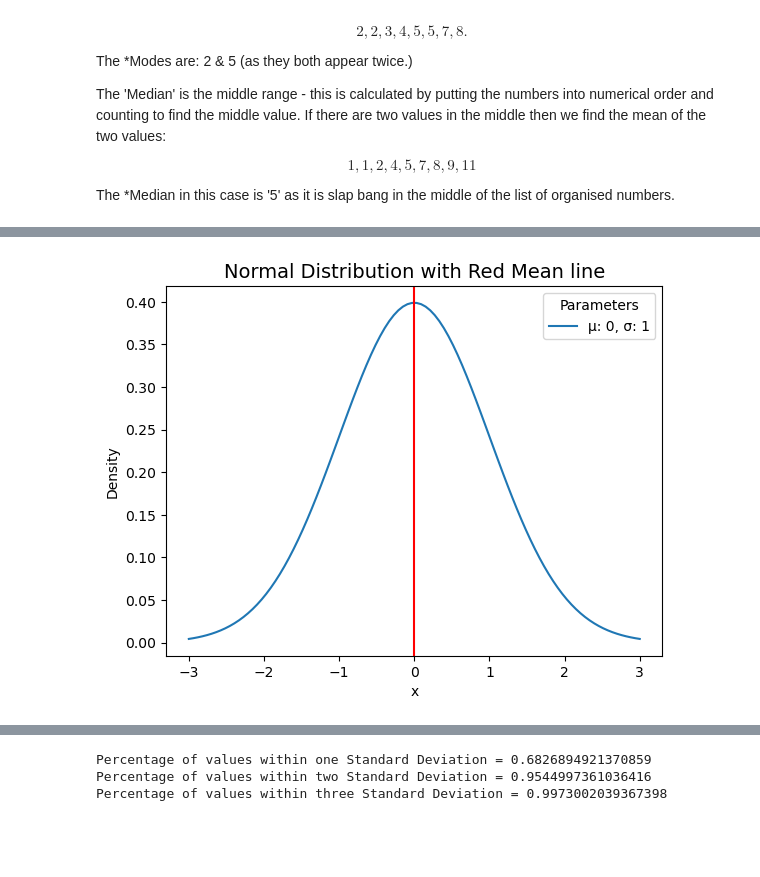
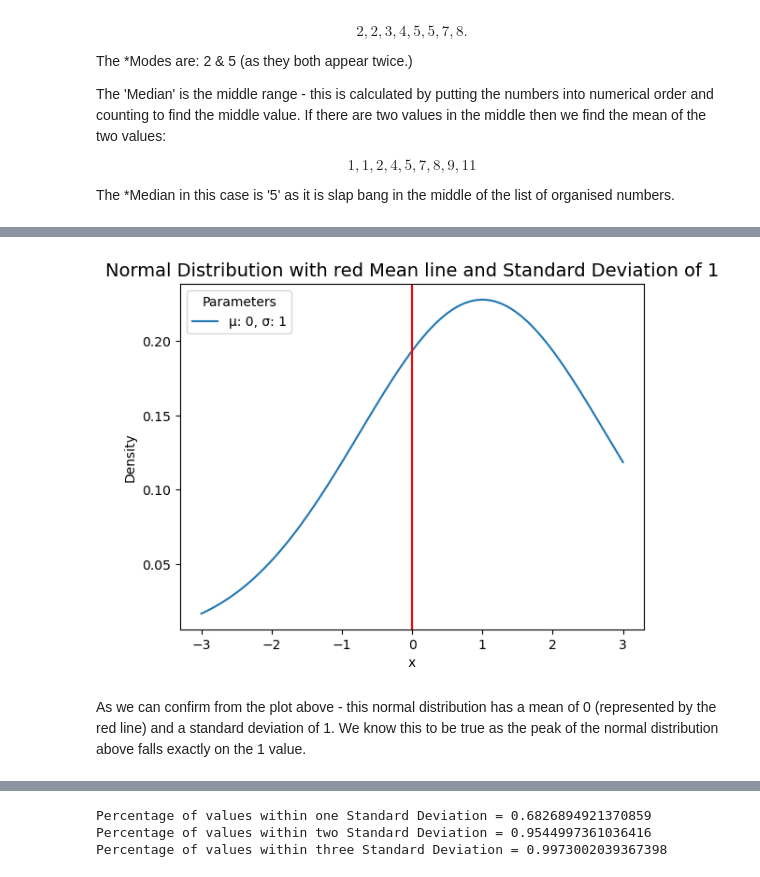
Before and after one commit to SeanE15/Fundamentals-for-Data-Analysis, a Jupyter notebook: The_Normal_Distribution.ipynb, the cells around one changed output, grey strips where cells are left out. Drawn from its saved outputs; the diff is of its cells as text; code cells hidden in the pictures; blank space fills up the shorter version.

Commit message:
realised standard deviation plot was incorrect

```diff
--- a/The_Normal_Distribution.ipynb
+++ b/The_Normal_Distribution.ipynb
@@ -145,28 +145,33 @@ import math
 import scipy.stats as stats
 from scipy.stats import norm
 # %%
-# Define values to Mu and Sigma
+# Define values to Mu (mean) and Sigma (standard deviation)
 mu = 0
 sigma = 1
 
 # Now plot the Normal Distribution
 x = np.linspace(mu - 3*sigma, mu + 3*sigma, 100)
 
+# define standard deviation
+sdev = x.std(axis=0)
+
 # Plot graph.
-plt.plot(x, stats.norm.pdf(x, mu, sigma),label='μ: 0, σ: 1')
+plt.plot(x, stats.norm.pdf(x, sigma, sdev),label='μ: 0, σ: 1')
 
 # Draw a vertical line where the mean is.
 plt.axvline(x=0, color='red');
 
 # add legend to plot
 plt.legend(title='Parameters')
 
 # add axes labels and a title
 plt.ylabel('Density')
 plt.xlabel('x')
-plt.title('Normal Distribution with Red Mean line', fontsize=14);
+plt.title('Normal Distribution with red Mean line and Standard Deviation of 1', fontsize=14);
 # %% [output]
-[figure, old version]
+[figure, new version]
+# %% [markdown]
+As we can confirm from the plot above - this normal distribution has a mean of 0 (represented by the red line) and a standard deviation of 1. We know this to be true as the peak of the normal distribution above falls exactly on the 1 value.
 # %% [markdown]
 ### <div align="center">Interquartile Range and the Empirical (68, 95, 99.7) rule</div>
 
```
Also changed, not shown: parts of 5 cells of this notebook.
